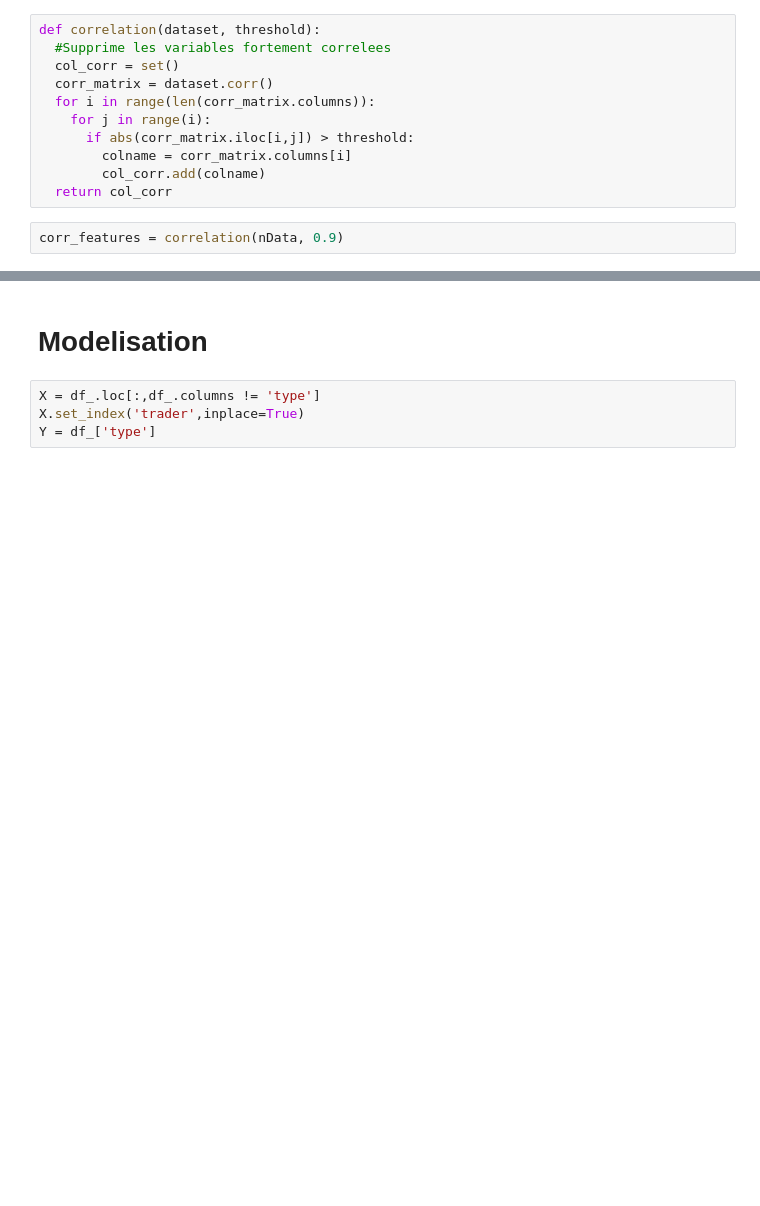
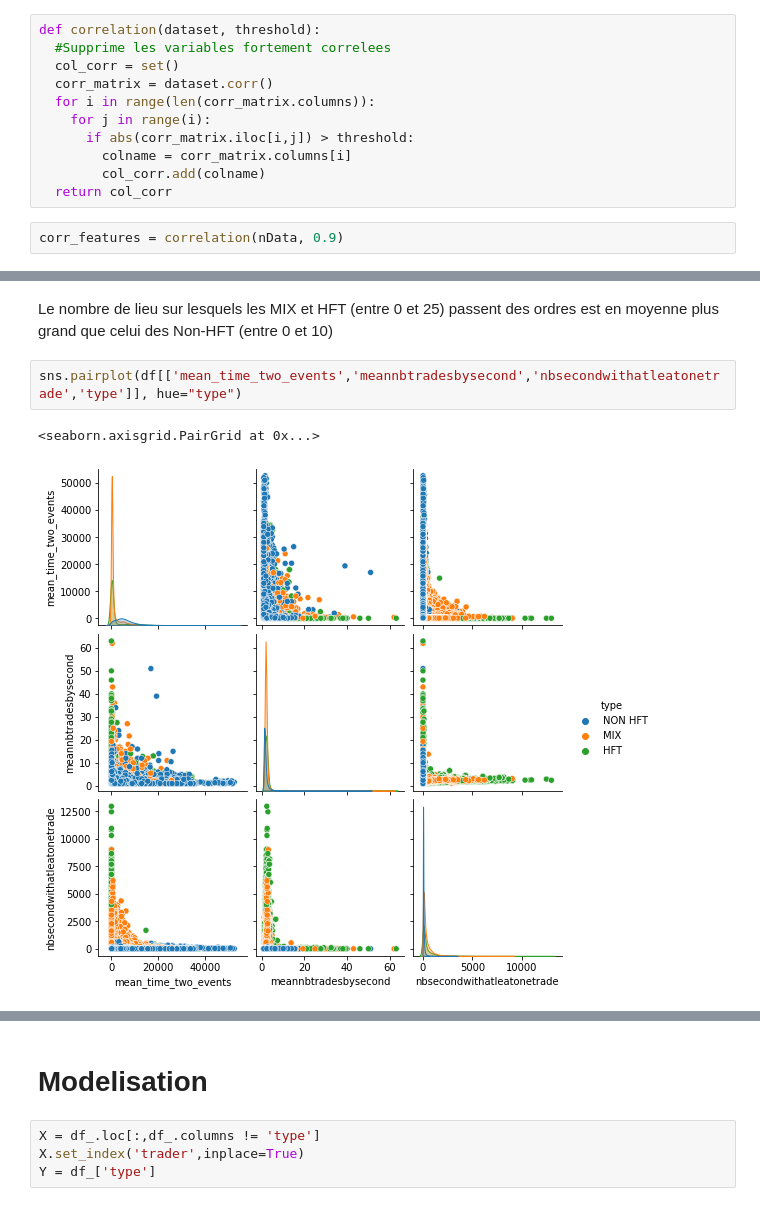
Before and after one commit to Valdi35/Detect-HFT-traders-Machine-learning-, a Jupyter notebook: HFT_machine_learning.ipynb, the cells around one changed output, grey strips where cells are left out. Drawn from its saved outputs; the diff is of its cells as text; blank space fills up the shorter version.

```diff
--- a/HFT_machine_learning.ipynb
+++ b/HFT_machine_learning.ipynb
@@ -282,0 +264,7 @@ plt.show()
+# %% [markdown]
+Le nombre de lieu sur lesquels les MIX et HFT (entre 0 et 25) passent des ordres est en moyenne plus grand que celui des Non-HFT (entre 0 et 10)
+# %%
+sns.pairplot(df[['mean_time_two_events','meannbtradesbysecond','nbsecondwithatleatonetrade','type']], hue="type")
+# %% [output]
+<seaborn.axisgrid.PairGrid at 0x...>
+[figure, added]
```
Also changed, not shown: parts of 24 cells of this notebook.
